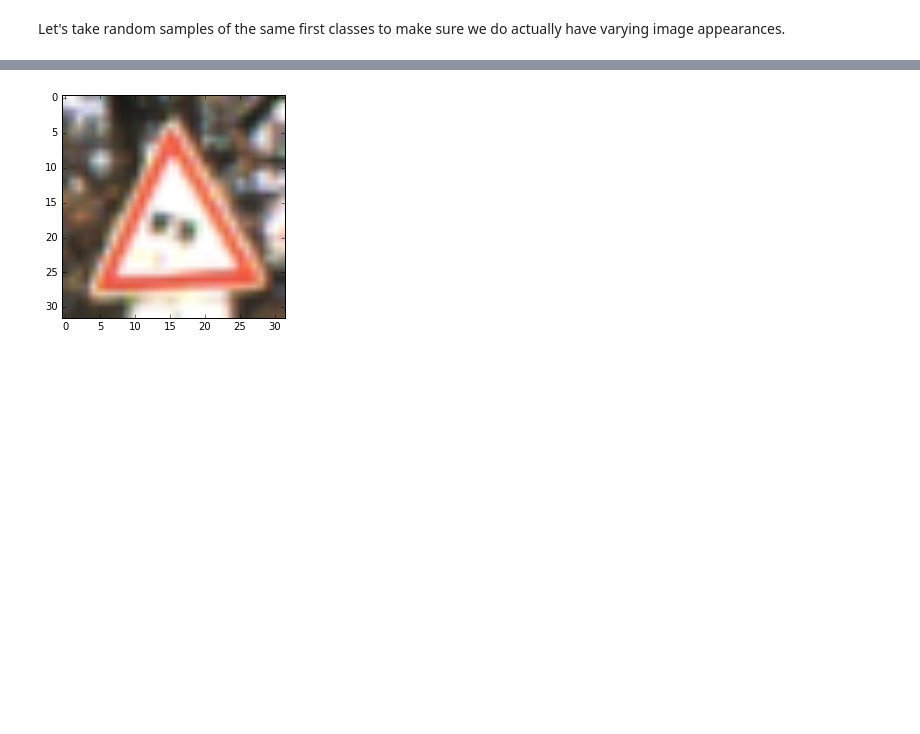
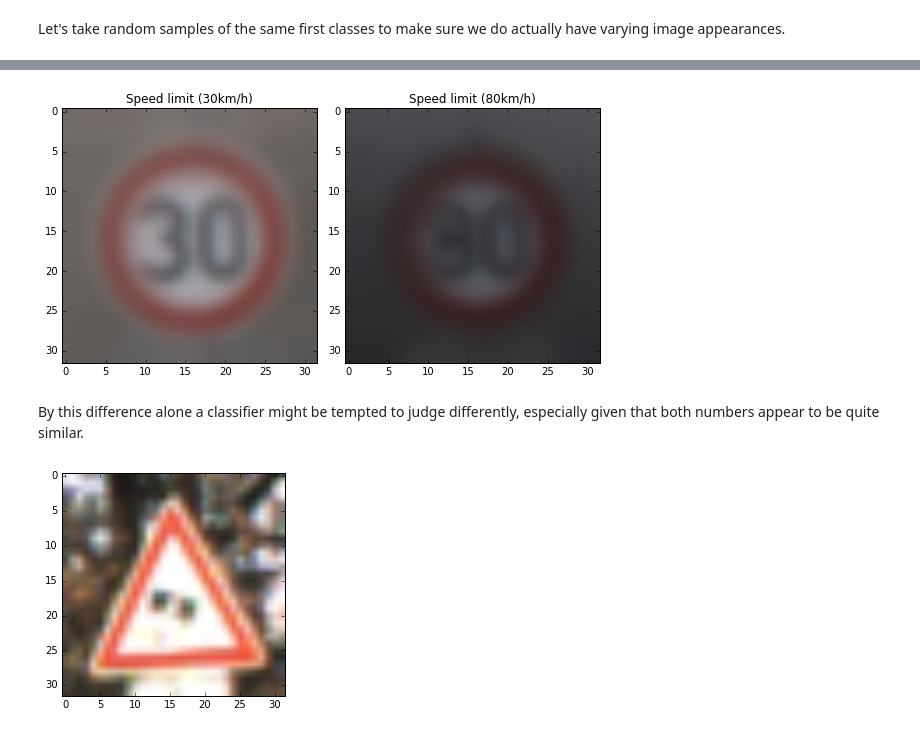
Before and after one commit to sunsided/CarND-Traffic-Sign-Classifier-Project, a Jupyter notebook: Traffic_Sign_Classifier.ipynb, the cells around one changed output, grey strips where cells are left out. Saved outputs shown, nothing was run; the diff lists cells and outputs as text; code cells hidden in the pictures; blank space fills up the shorter version.

```diff
--- a/Traffic_Sign_Classifier.ipynb
+++ b/Traffic_Sign_Classifier.ipynb
@@ -262,3 +267,19 @@ using global statistics for training, but to instead make sure each image itself
+# %%
+f, axs = plt.subplots(nrows=1, ncols=2, figsize=(8, 4))
+
+for c, ax in zip([1, 5], axs):
+    sample = df_train[df_train['Label'] == c]
+    title = sample['Label name'].iloc[0]
+    img = np.mean(X_train[sample.index.values].astype(np.float32), axis=0) / 255.
+    ax.imshow(img)
+    ax.set_title(title)
+    ax.axis('image')
+
+plt.tight_layout()
+# %% [output]
+[figure, added]
+# %% [markdown]
+By this difference alone a classifier might be tempted to judge differently, especially given that both numbers appear to be quite similar.
 # %%
 plt.imshow(X_train[2018]);
 # %% [output]
```
Also changed, not shown: parts of 4 cells of this notebook.
